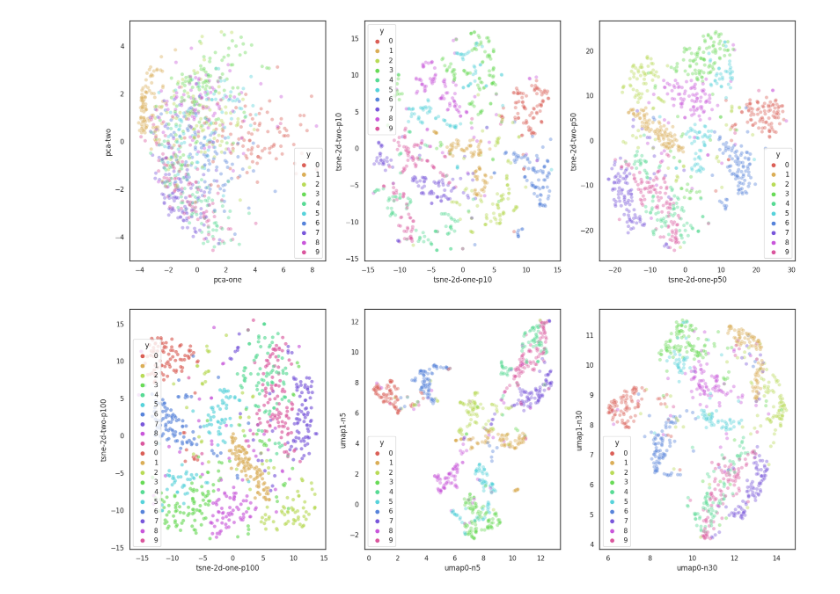
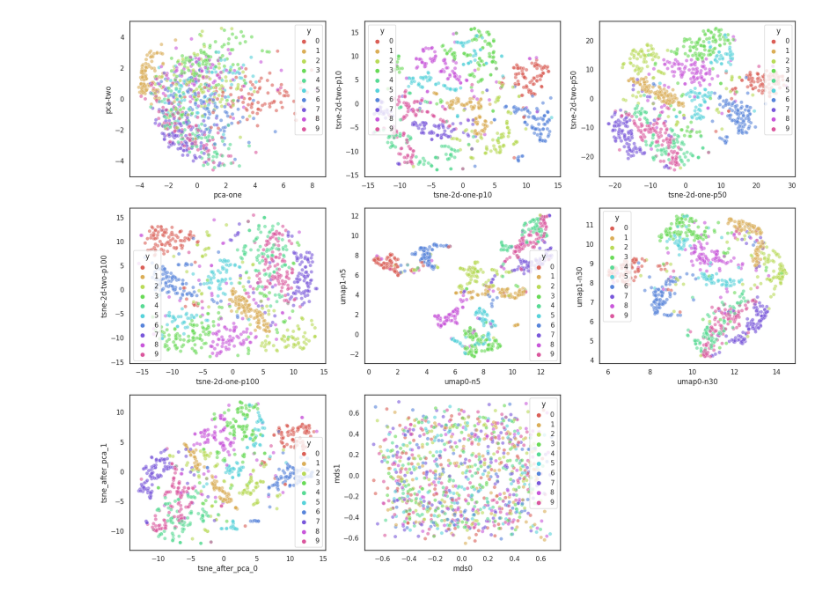
Before and after one commit to ImGilbes/data-visualization, a Jupyter notebook: dim_red_notes.ipynb, the cells around one changed output. Drawn from its saved outputs; the diff is of its cells as text; code cells hidden in the pictures.

```diff
--- a/dim_red_notes.ipynb
+++ b/dim_red_notes.ipynb
@@ -329,3 +87,13 @@ embedding = umap.UMAP(n_neighbors=30, random_state=42).fit(data_subset).transfor
 
 mnist_subset['umap0-n30'] = embedding[:, 0]
 mnist_subset['umap1-n30'] = embedding[:, 1]
+# %%
+# now tsne on pca data
+
+pca_100 = PCA(n_components=100)
+pca_result_100 = pca_100.fit_transform(data_subset)
+
+tsne_after_pca = TSNE(n_components=2, verbose=1, perplexity=20, n_iter=300).fit_transform(data_subset)
+
+mnist_subset['tsne_after_pca_0'] = tsne_after_pca[:,0]
+mnist_subset['tsne_after_pca_1'] = tsne_after_pca[:,1]
@@ -332,87 +108,109 @@ mnist_subset['umap1-n30'] = embedding[:, 1]
+# %%
+# now compute the non metric mds
+
+
+mds_res = MDS(n_components=2, metric=False, normalized_stress='auto').fit_transform(data_subset)
+
+mnist_subset['mds0'] = mds_res[:,0]
+mnist_subset['mds1'] = mds_res[:,1]
 # %%
 plt.figure(figsize=(20, 16))
 
-ax1 = plt.subplot(2, 3, 1)
+ax1 = plt.subplot(3, 3, 1)
 sns.scatterplot(
     x="pca-one", y="pca-two",
     hue="y",
     palette=sns.color_palette("hls", 10),
     data=df_subset,
     legend="full",
-    alpha=0.4,
+    alpha=0.6,
     ax=ax1
 )
 
-ax2 = plt.subplot(2, 3, 2)
+ax2 = plt.subplot(3, 3, 2)
 sns.scatterplot(
     x="tsne-2d-one-p10", y="tsne-2d-two-p10",
     hue="y",
     palette=sns.color_palette("hls", 10),
     data=df_subset,
     legend="full",
-    alpha=0.4,
+    alpha=0.6,
     ax=ax2
 )
 
-ax3 = plt.subplot(2, 3, 3)
+ax3 = plt.subplot(3, 3, 3)
 sns.scatterplot(
     x="tsne-2d-one-p50", y="tsne-2d-two-p50",
     hue="y",
     palette=sns.color_palette("hls", 10),
     data=df_subset,
     legend="full",
-    alpha=0.4,
+    alpha=0.6,
     ax=ax3
 )
 
 
-ax4 = plt.subplot(2, 3, 4)
+ax4 = plt.subplot(3, 3, 4)
 sns.scatterplot(
     x="tsne-2d-one-p100", y="tsne-2d-two-p100",
     hue="y",
     palette=sns.color_palette("hls", 10),
     data=df_subset,
     legend="full",
-    alpha=0.4,
+    alpha=0.6,
     ax=ax4
 )
 
-ax4 = plt.subplot(2, 3, 4)
-sns.scatterplot(
-    x="tsne-2d-one-p100", y="tsne-2d-two-p100",
-    hue="y",
-    palette=sns.color_palette("hls", 10),
-    data=df_subset,
-    legend="full",
-    alpha=0.4,
-    ax=ax4
-)
 
-ax5 = plt.subplot(2, 3, 5)
+ax5 = plt.subplot(3, 3, 5)
 sns.scatterplot(
     x="umap0-n5", y="umap1-n5",
     hue="y",
     palette=sns.color_palette("hls", 10),
     data=mnist_subset,
     legend="full",
-    alpha=0.4,
+    alpha=0.6,
     ax=ax5,
 
 )
 
 
-ax6 = plt.subplot(2, 3, 6)
+ax6 = plt.subplot(3, 3, 6)
 sns.scatterplot(
     x="umap0-n30", y="umap1-n30",
     hue="y",
     palette=sns.color_palette("hls", 10),
     data=mnist_subset,
     legend="full",
-    alpha=0.4,
+    alpha=0.6,
     ax=ax6,
 
 )
 
+ax7 = plt.subplot(3, 3, 7)
+sns.scatterplot(
+    x="tsne_after_pca_0", y="tsne_after_pca_1",
+    hue="y",
+    palette=sns.color_palette("hls", 10),
+    data=mnist_subset,
+    legend="full",
+    alpha=0.6,
+    ax=ax7,
+
+)
+
+ax8 = plt.subplot(3, 3, 8)
+sns.scatterplot(
+    x="mds0", y="mds1",
+    hue="y",
+    palette=sns.color_palette("hls", 10),
+    data=mnist_subset,
+    legend="full",
+    alpha=0.6,
+    ax=ax8,
+
+)
+
 plt.show()
 # %% [output]
-[figure, old version]
+[figure, new version]
```
Also changed, not shown: parts of 17 cells of this notebook, 12 other files.
